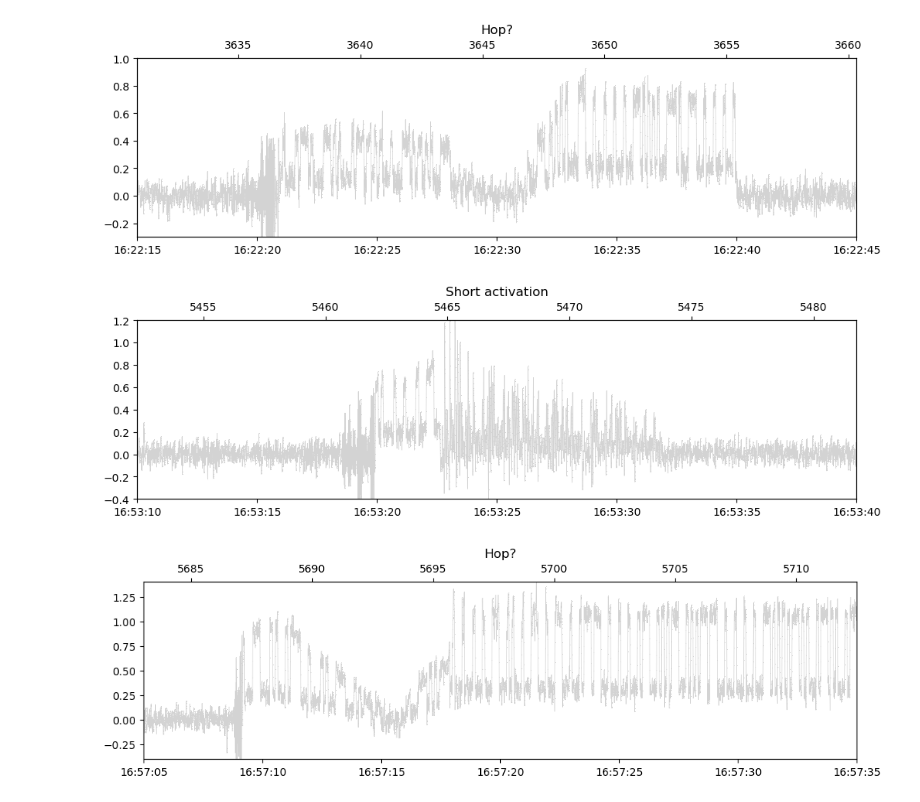
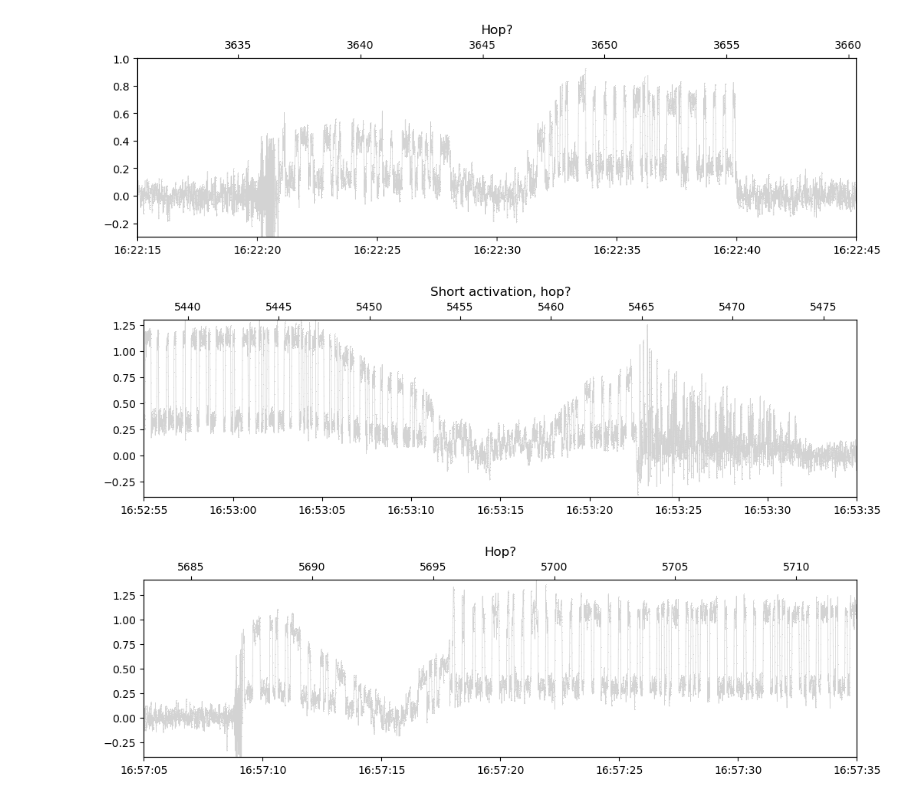
Before and after one commit to tammojan/lev1cw, a Jupyter notebook: annotate_cw.ipynb, the cells around one changed output. Drawn from its saved outputs; the diff is of its cells as text; code cells hidden in the pictures.

```diff
--- a/annotate_cw.ipynb
+++ b/annotate_cw.ipynb
@@ -120,7 +121,7 @@ def open_file(fname, cutoff=None):
         cutoff = np.mean(x)
     z[x < cutoff] = -0.3
     duration_seconds = len(x) / 400
-    start_time = datetime.strptime(fname[5:24], "%Y-%m-%d_%H_%M_%S")
+    start_time = datetime.strptime(basename(fname)[5:24], "%Y-%m-%d_%H_%M_%S")
     return start_time, duration_seconds, x, z
 # %%
 def add_ti_axis(ax):
@@ -270,14 +275,14 @@ ax.set_ylim(-0.3, 1.0);
 # %%
 %matplotlib inline
 fname = "slim_2024-01-19_16_37_49_437.200MHz_1.00Msps_ci16_le.chan0.cw.f32"
 start_time, duration_seconds, x, z = open_file(fname, cutoff=0.5)
 ax = make_plot(start_time, duration_seconds, x, None)
-ax.set_xlim(datetime(2024, 1, 19, 16, 53, 10), datetime(2024, 1, 19, 16, 53, 40))
+ax.set_xlim(datetime(2024, 1, 19, 16, 52, 55), datetime(2024, 1, 19, 16, 53, 35))
 add_ti_axis(ax)
-ax.set_title("Short activation");
-ax.set_ylim(-0.4, 1.2);
+ax.set_title("Short activation, hop?");
+ax.set_ylim(-0.4, 1.3);
 # %% [output]
-[figure, old version]
+[figure, new version]
 # %%
 %matplotlib inline
 fname = "slim_2024-01-19_16_37_49_437.200MHz_1.00Msps_ci16_le.chan0.cw.f32"
```
Also changed, not shown: parts of 5 cells of this notebook, 1 other file.
